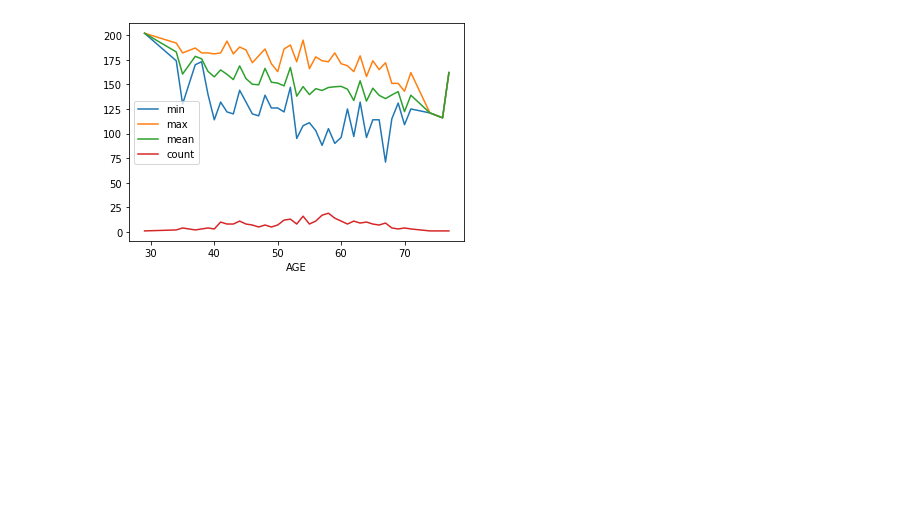
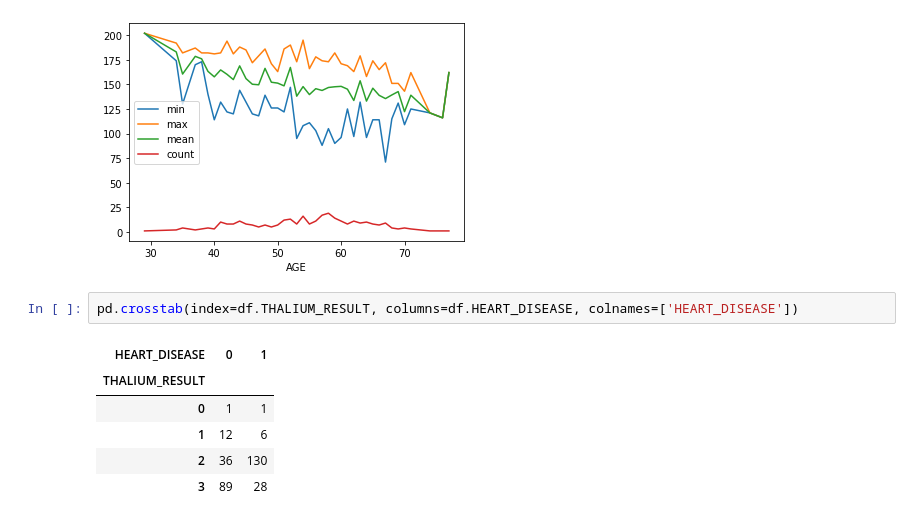
Before and after one commit to yassinzeraoulia97/esercizi, a Jupyter notebook: esercizi.ipynb, the cells around one changed output. Drawn from its saved outputs; the diff is of its cells as text; blank space fills up the shorter version.

```diff
--- a/esercizi.ipynb
+++ b/esercizi.ipynb
@@ -308,3 +308,12 @@ n.plot.line()
 # %% [output]
 <AxesSubplot:xlabel='AGE'>
 [figure]
+# %%
+pd.crosstab(index=df.THALIUM_RESULT, columns=df.HEART_DISEASE, colnames=['HEART_DISEASE'])
+# %% [output]
+| HEART_DISEASE | 0 | 1 |
+| THALIUM_RESULT |  |  |
+| 0 | 1 | 1 |
+| 1 | 12 | 6 |
+| 2 | 36 | 130 |
+| 3 | 89 | 28 |
```
Also changed, not shown: parts of 1 cell of this notebook.
